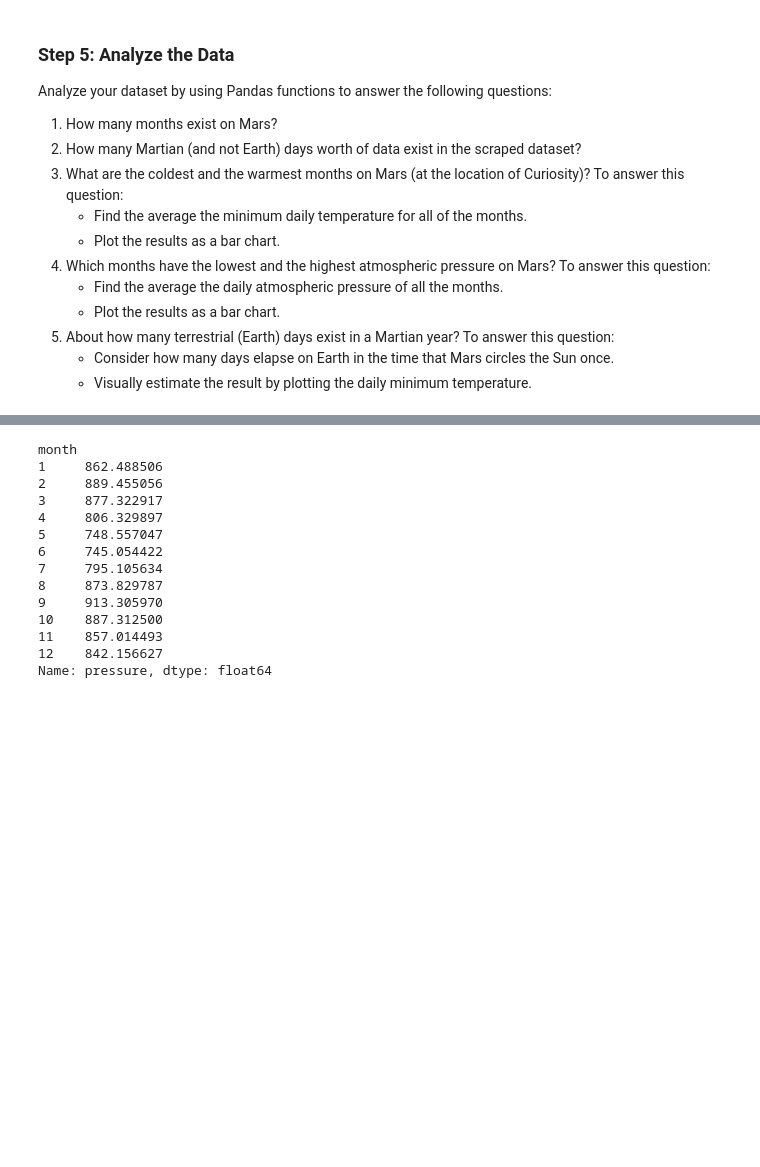
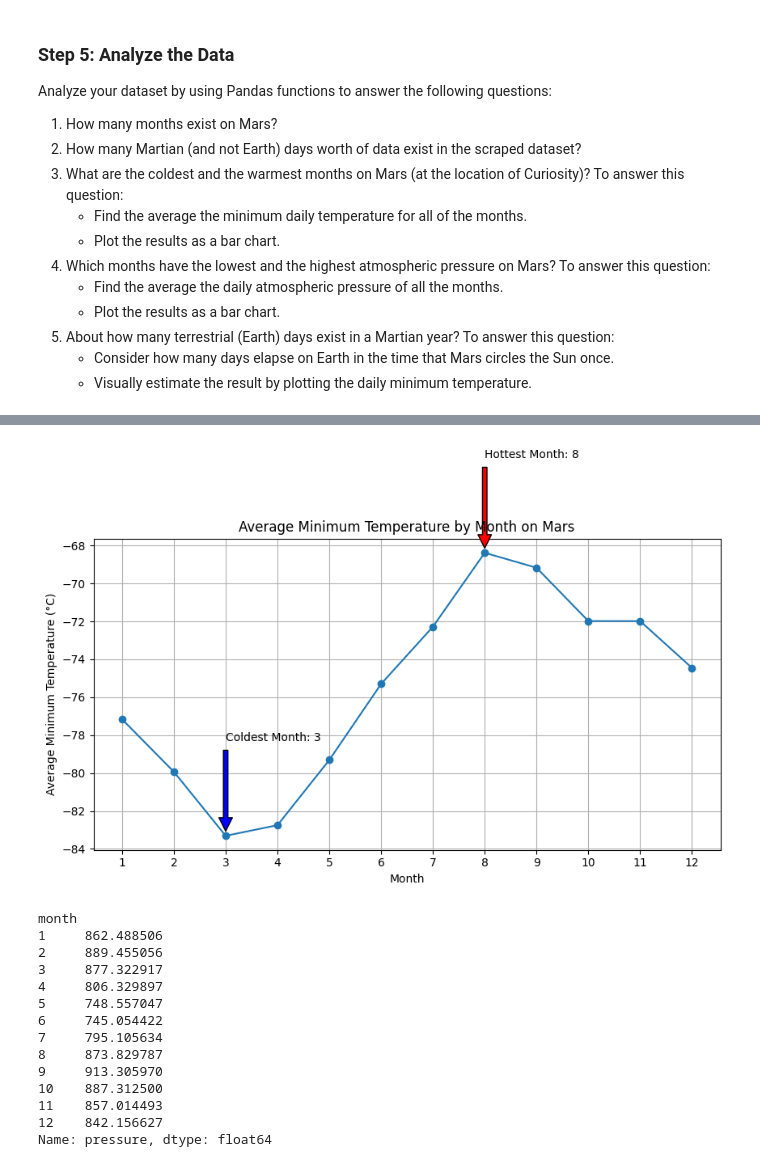
Before and after one commit to riosrose/Mars_Scraping, a Jupyter notebook: part_2_mars_weather.ipynb, the cells around one changed output, grey strips where cells are left out. Drawn from its saved outputs; the diff is of its cells as text; code cells hidden in the pictures; blank space fills up the shorter version.

```diff
--- a/part_2_mars_weather.ipynb
+++ b/part_2_mars_weather.ipynb
@@ -154,2 +254,29 @@ Name: min_temp, dtype: float64
+# %%
+# Plot the coldest and hottest months in Curiosity's location
+# Create a line plot
+plt.figure(figsize=(10, 5))
+plt.plot(average_min_temp.index, average_min_temp.values, marker='o')
+
+# Add titles and labels
+plt.title('Average Minimum Temperature by Month on Mars')
+plt.xlabel('Month')
+plt.ylabel('Average Minimum Temperature (°C)')
+
+# Highlight the coldest and hottest months
+plt.annotate(f'Coldest Month: {coldest_month}', xy=(coldest_month, coldest_temp),
+             xytext=(coldest_month, coldest_temp + 5),
+             arrowprops=dict(facecolor='blue', shrink=0.05))
+plt.annotate(f'Hottest Month: {hottest_month}', xy=(hottest_month, hottest_temp),
+             xytext=(hottest_month, hottest_temp + 5),
+             arrowprops=dict(facecolor='red', shrink=0.05))
+
+# Show grid
+plt.grid()
+
+# Show the plot
+plt.xticks(average_min_temp.index)  # Ensure all months are labeled
+plt.show()
+# %% [output]
+[figure, added]
 # %%
 # 4. Average pressure by Martian month
```
Also changed, not shown: parts of 25 cells of this notebook, 4 other files.
